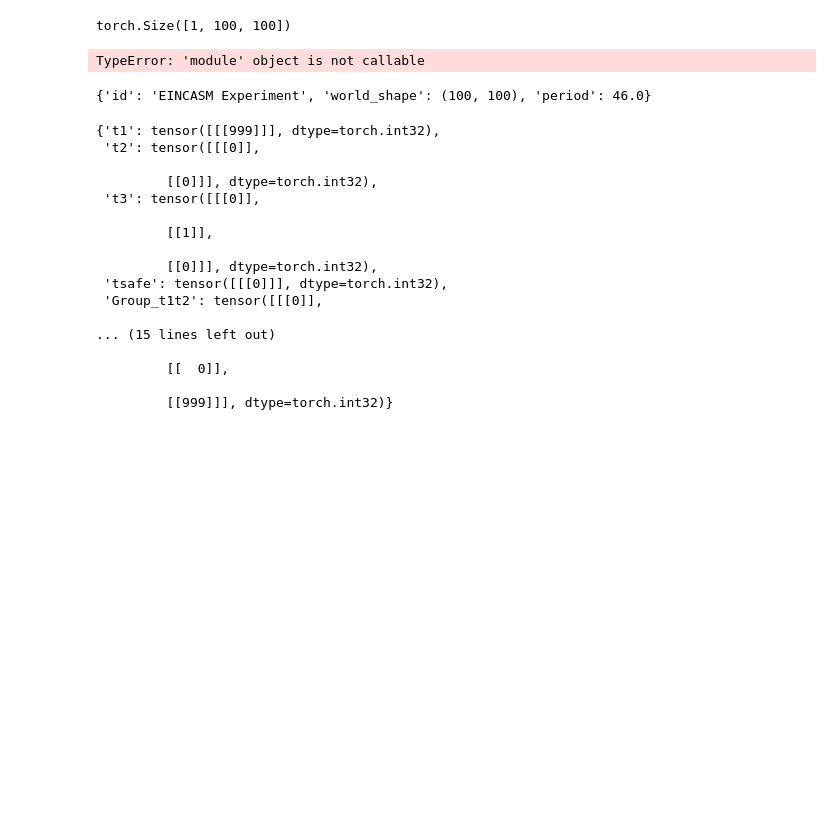
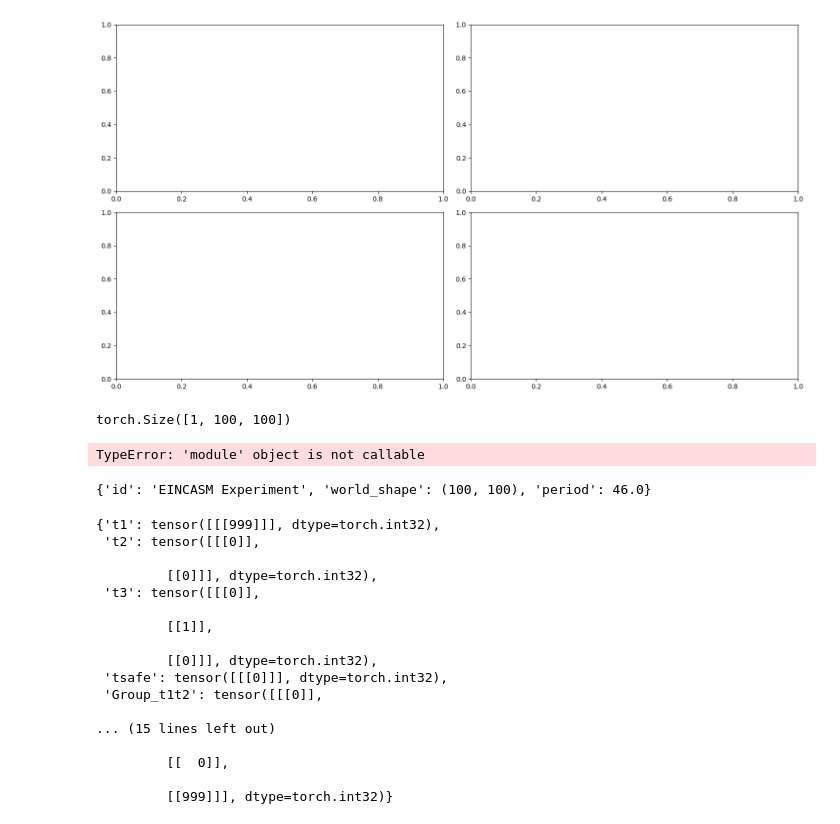
Before and after one commit to aidanbx/coralai, a Jupyter notebook: playground.ipynb, the cells around one changed output. Saved outputs shown, nothing was run; the diff lists cells and outputs as text; code cells hidden in the pictures; blank space fills up the shorter version.

```diff
--- a/playground.ipynb
+++ b/playground.ipynb
@@ -1,3 +193,26 @@
+# %%
+
+fig = plt.figure(figsize=(15, 8))
+gs = gridspec.GridSpec(2, 2, height_ratios=[1,1])
+ax_tl = fig.add_subplot(gs[0, 0])
+ax_tr = fig.add_subplot(gs[0, 1])
+ax_bl = fig.add_subplot(gs[1, 0])
+ax_br = fig.add_subplot(gs[1, 1])
+
+def update(frame):
+    sim.apply_rule('grow')
+    for x in range(w):
+        for y in range(h):
+            for k in range(kernel.shape[0]):
+                dx, dy = kernel[k]
+                magnitude = muscles[k, x, y]
+                ax_br.arrow(x, y, dx * magnitude, dy * magnitude*0.5, head_width=0.1, head_length=0.2, fc='k', ec='k')
+
+ani = FuncAnimation(fig, update, frames=100, interval=50, repeat=True)
+plt.tight_layout()
+plt.show()
+# %% [output]
+[figure, added]
 # %%
 import src.pcg as pcg
 pcg.init_obstacles_perlin((1,100,100), {})[0].shape
```
Also changed, not shown: parts of 12 cells of this notebook, 17 other files.
